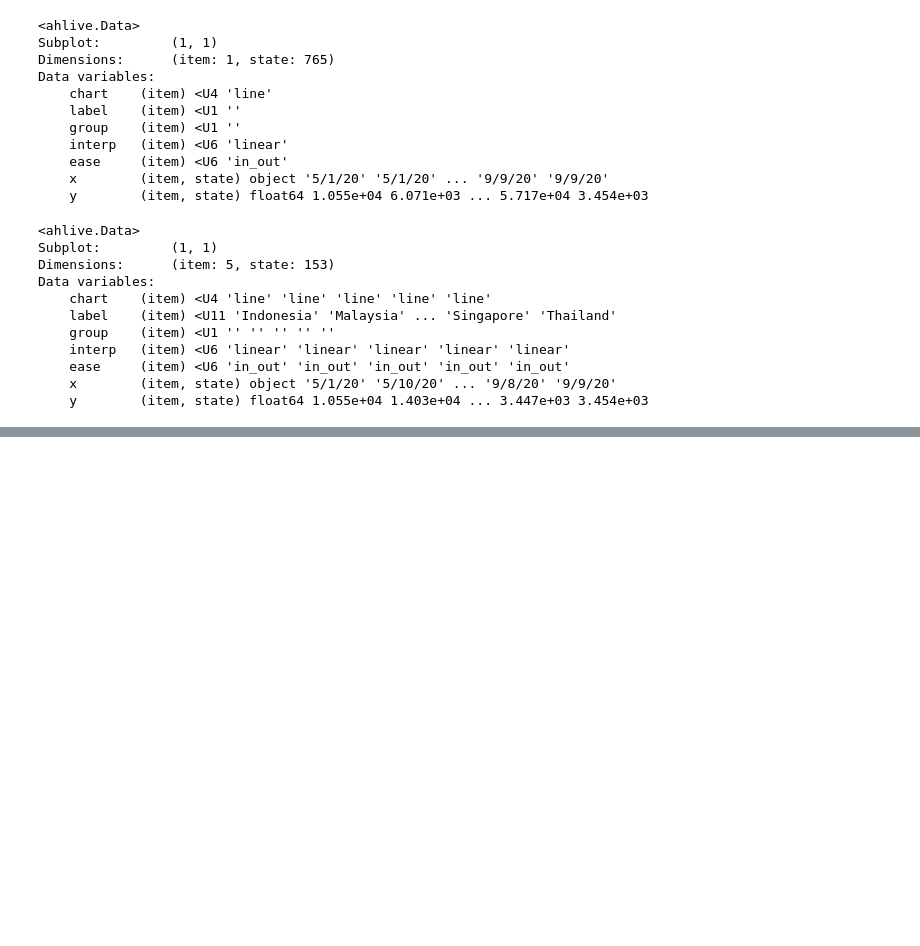
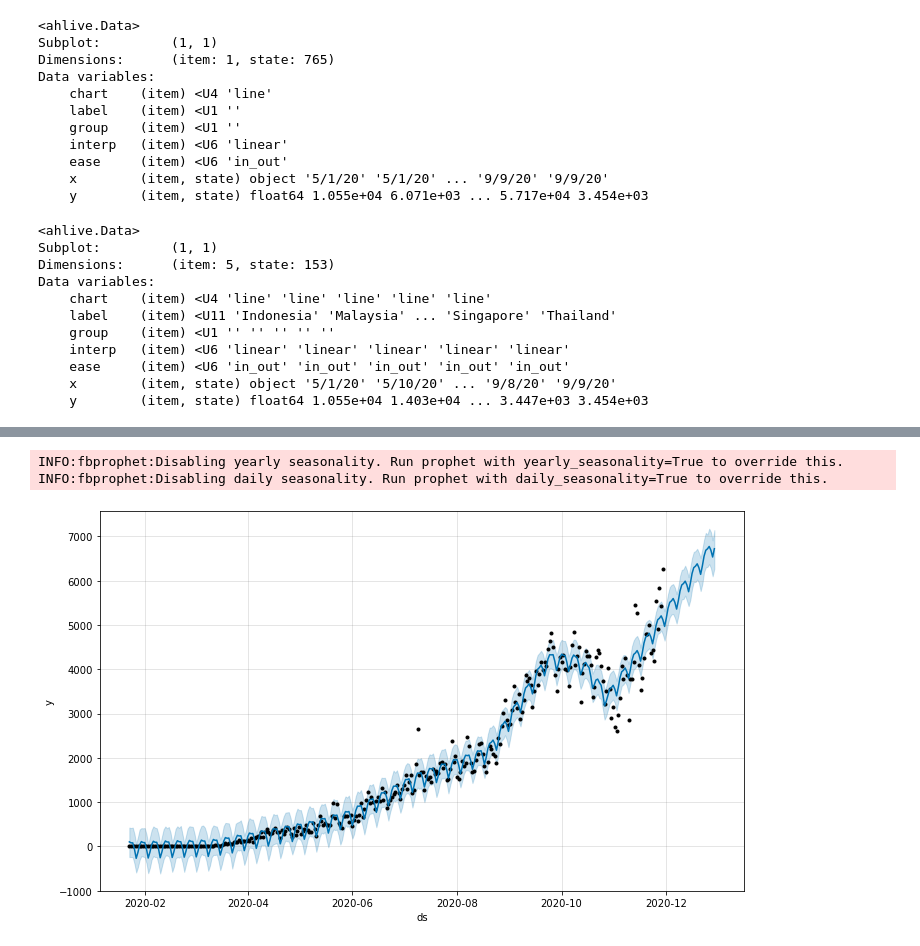
Before and after one commit to kristantotanuwidjaja/covid-19_data_analysis, a Jupyter notebook: Data Analysis COVID-19/COVID-19 Cases.ipynb, the cells around one changed output, grey strips where cells are left out. Cells and saved outputs as stored; diff of their text form; code cells hidden in the pictures; blank space fills up the shorter version.

Commit message:
Add FBProphet and ARIMA
Add forecasting using fbprophet and ARIMA

```diff
--- a/Data Analysis COVID-19/COVID-19 Cases.ipynb
+++ b/Data Analysis COVID-19/COVID-19 Cases.ipynb
@@ -918,0 +954,20 @@ ah_df.render()
+# %%
+m = Prophet(n_changepoints=150,
+            changepoint_prior_scale=0.5,
+            changepoint_range=0.9,
+            weekly_seasonality=7)
+m.fit(df_select);
+# %% [output]
+INFO:fbprophet:Disabling yearly seasonality. Run prophet with yearly_seasonality=True to override this.
+INFO:fbprophet:Disabling daily seasonality. Run prophet with daily_seasonality=True to override this.
+# %%
+# projection 30 days
+n_projection = 30
+# prepare data frame to include future days for prediction
+future = m.make_future_dataframe(periods=n_projection)
+
+forecast_1 = m.predict(future)
+forecast_1.head()
+m.plot(forecast_1);
+# %% [output]
+[figure, added]
```
Also changed, not shown: parts of 14 cells of this notebook.
